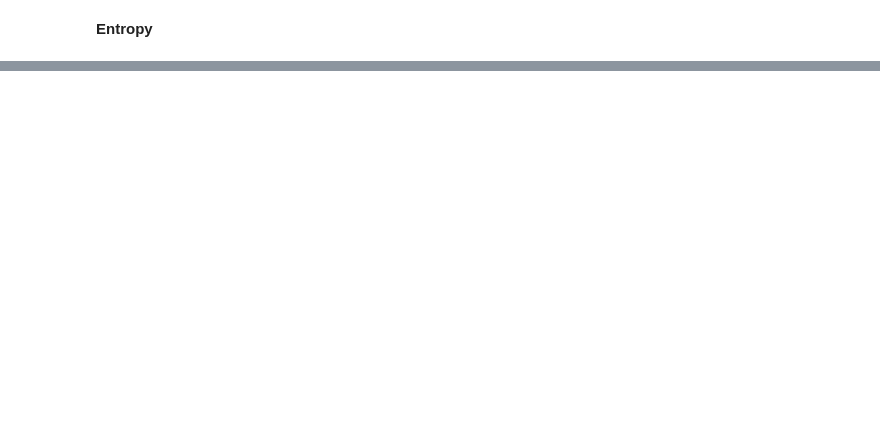
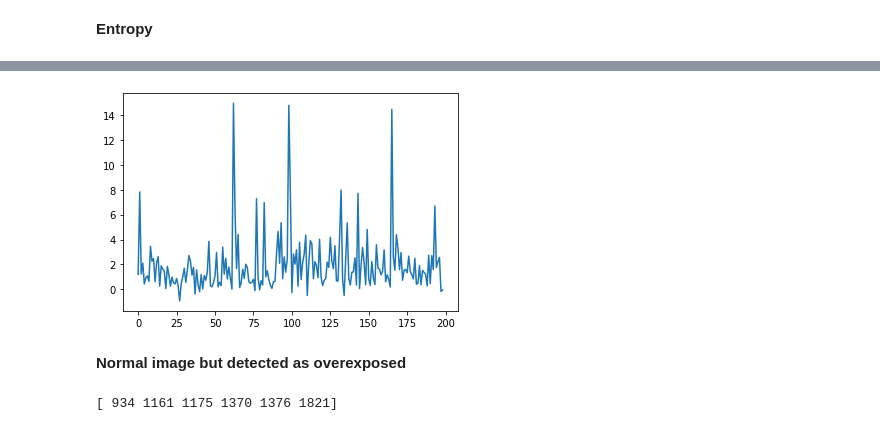
Before and after one commit to faiz28/Image-Exposure-Detection-By-Deep-Neural-Network, a Jupyter notebook: Analysis Skewness and Entropy.ipynb, the cells around one changed output, grey strips where cells are left out. Cells and saved outputs as stored; diff of their text form; code cells hidden in the pictures; blank space fills up the shorter version.

```diff
--- a/Analysis Skewness and Entropy.ipynb
+++ b/Analysis Skewness and Entropy.ipynb
@@ -164,0 +100,9 @@ Name:  'OverExposed'.1, dtype: float64
+# %%
+Dir  = './Wrong-place/Normal/'
+normal = pd.read_csv(Dir+'Normal.txt')
+overexposed = pd.read_csv(Dir+'OverExposed.txt')
+underexposed = pd.read_csv(Dir+'UnderExposed.txt')
+normal.columns = ['image']  #add heading of image
+overexposed.columns = ['image']  #add heading of image
+underexposed.columns = ['image']  #add heading of image
+image_id = df['image-id'][2:].str[:5]
@@ -164,0 +111,14 @@ Name:  'OverExposed'.1, dtype: float64
+# %%
+# make a broadcasted comparison
+mat = normal['image'].values == df['image-id'].values[:, None]
+# find the indices where the values are True
+where = np.argwhere(mat)
+index = where[:,0]
+# select the values
+# values = df['image-id'][where[:, 0]]
+# print(where)
+# print(where[:,0])
+# %%
+normal_img = df.loc[index]
+print("Total image = %s "%len(normal_img))
+normal_img.head()
@@ -164,0 +134,24 @@ Name:  'OverExposed'.1, dtype: float64
+# %%
+# Normal image
+Detected_green_Normal_skewness = normal_img["Normal.2"][:]
+Detected_green_Normal_skewness =  Detected_green_Normal_skewness.astype(float)
+ax =  np.arange(0,Detected_green_Normal_skewness.count(),1)
+# %%
+plt.plot(ax,Detected_green_Normal_skewness)
+plt.show()
+# %% [output]
+[figure, added]
+# %% [markdown]
+**Normal image but detected as overexposed**
+# %%
+# make a broadcasted comparison
+mat = overexposed['image'].values == df['image-id'].values[:, None]
+# find the indices where the values are True
+where = np.argwhere(mat)
+index = where[:,0]
+# select the values
+# values = df['image-id'][where[:, 0]]
+# print(where)
+print(where[:,0])
+# %% [output]
+[ 934 1161 1175 1370 1376 1821]
```
Also changed, not shown: parts of 37 cells of this notebook, 46 other files.
